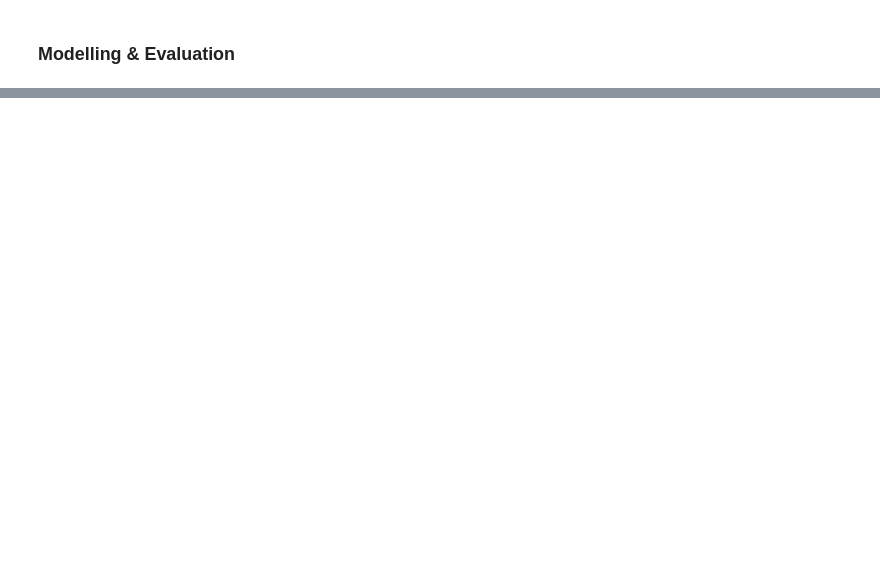
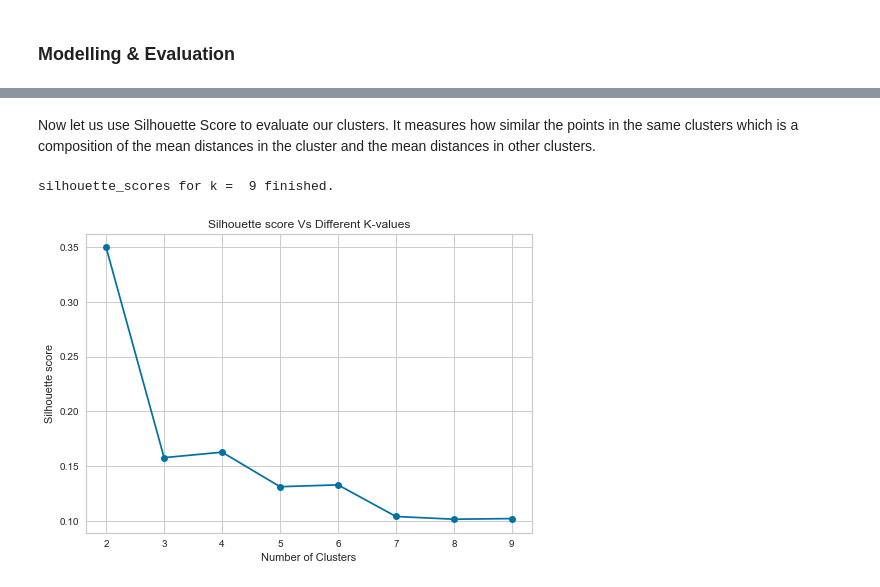
Before and after one commit to osama-sidahmed/Brazilian_E-Commerce_Public_Dataset_by_Olist_Clustering, a Jupyter notebook: Brazilian_E-Commerce_Public_Dataset_by_Olist_Clustering.ipynb, the cells around one changed output, grey strips where cells are left out. Drawn from its saved outputs; the diff is of its cells as text; code cells hidden in the pictures; blank space fills up the shorter version.

```diff
--- a/Brazilian_E-Commerce_Public_Dataset_by_Olist_Clustering.ipynb
+++ b/Brazilian_E-Commerce_Public_Dataset_by_Olist_Clustering.ipynb
@@ -1746,0 +1940,2 @@ df_orders_translated.shape
+# %% [markdown]
+Now let us use Silhouette Score to evaluate our clusters. It measures how similar the points in the same clusters which is a composition of the mean distances in the cluster and the mean distances in other clusters.
@@ -1746,0 +1944,36 @@ df_orders_translated.shape
+# %%
+# Look over a range of K values
+k_range = np.arange(2, 10)
+
+# Instantiate an empty list of silhouette scores
+silhouette_scores = []
+
+# Iterate over ks
+for k in k_range:
+
+    # Instantiate
+    k_means_model = KMeans(n_clusters=k)
+
+    # Fit
+    k_means_model.fit(df_orders_translated_mm)
+
+    # Get cluster labels and calculate silhouette score
+    cluster_labels = k_means_model.predict(df_orders_translated_mm)
+    silhouette = silhouette_score(df_orders_translated_mm, cluster_labels)
+
+    # Append to list
+    silhouette_scores.append(silhouette)
+    print(f'silhouette_scores for k =  {k} finished.', end='\r')
+# %% [output]
+silhouette_scores for k =  9 finished.
+# %%
+# plot the Silhouette score
+plt.figure()
+plt.plot(k_range, silhouette_scores, marker="o")
+plt.xlabel('Number of Clusters')
+plt.ylabel('Silhouette score')
+plt.title('Silhouette score Vs Different K-values')
+plt.xticks(k_range)
+plt.show();
+# %% [output]
+[figure, added]
```
Also changed, not shown: parts of 113 cells of this notebook.
